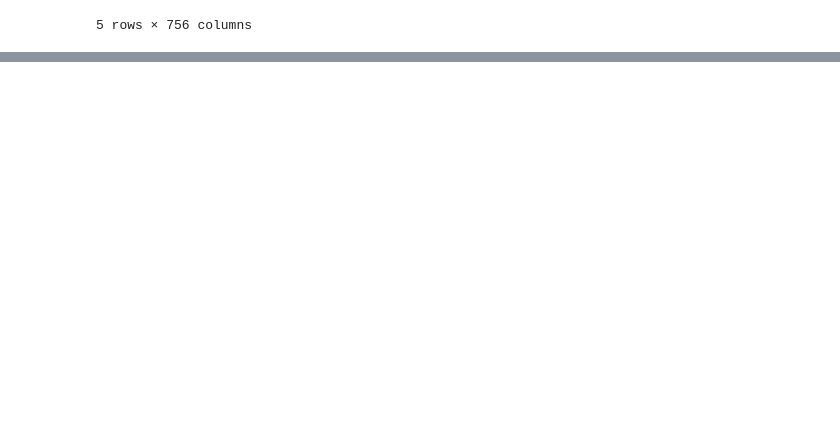
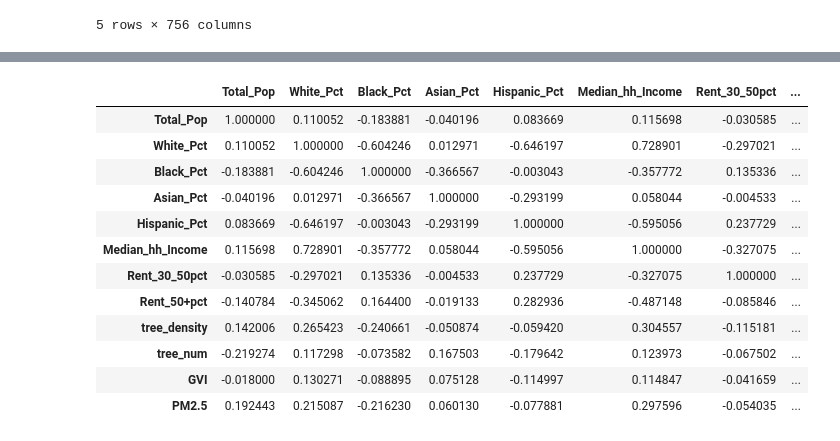
Before and after one commit to RainCyz/4680_5680_intro_uds, a Jupyter notebook: Final_Project/Data_Explore.ipynb, the cells around one changed output, grey strips where cells are left out. Saved outputs shown, nothing was run; the diff lists cells and outputs as text; code cells hidden in the pictures; blank space fills up the shorter version.

```diff
--- a/Final_Project/Data_Explore.ipynb
+++ b/Final_Project/Data_Explore.ipynb
@@ -44,0 +173,5 @@ acs[acs['Geo_FIPS'] == 36005003700]
+# %%
+gvi_filtered = pd.DataFrame()
+gvi_filtered['Geo_FIPS'] = gvi['NYC_Block_group_tree_temp_pollution_GEOID'].astype(str).apply(lambda x: x[:-1])
+gvi_filtered['GVI'] = gvi['mean_greenview_1']
+gvi_filtered.head()
@@ -44,0 +216,5 @@ acs[acs['Geo_FIPS'] == 36005003700]
+# %%
+pollution_filtered = pd.DataFrame()
+pollution_filtered['Geo_FIPS'] = gvi['NYC_Block_group_tree_temp_pollution_GEOID'].astype(str).apply(lambda x: x[:-1])
+pollution_filtered['PM2.5'] = gvi['NYC_Block_group_tree_temp_pollution_Mean_PM2']
+pollution_filtered.head()
@@ -44,0 +231,3 @@ acs[acs['Geo_FIPS'] == 36005003700]
+# %%
+# census tract geometry
+ct = gpd.read_file('ct.json')
@@ -44,0 +243,19 @@ acs[acs['Geo_FIPS'] == 36005003700]
+# %%
+# merge data
+aggregate = gpd.GeoDataFrame()
+aggregate['geometry'] = ct['geometry']
+aggregate['Geo_FIPS'] = ct['GEOID'].astype(str)
+aggregate['BoroName'] = ct['BoroName']
+aggregate['NTAName'] = ct['NTAName']
+# -----
+# ACS data
+aggregate = aggregate.merge(acs_filtered, on='Geo_FIPS')
+# -----
+# tree density
+aggregate = aggregate.merge(tree_filtered, on='Geo_FIPS')
+# -----
+# gvi
+aggregate = aggregate.merge(gvi_filtered, on='Geo_FIPS')
+# -----
+# air quality
+aggregate = aggregate.merge(pollution_filtered, on='Geo_FIPS')
@@ -44,0 +279,17 @@ acs[acs['Geo_FIPS'] == 36005003700]
+# %%
+# variable cov matrix
+aggregate.corr()
+# %% [output]
+|  | Total_Pop | White_Pct | Black_Pct | Asian_Pct | Hispanic_Pct | Median_hh_Income | Rent_30_50pct | ... |
+| Total_Pop | 1.000000 | 0.110052 | -0.183881 | -0.040196 | 0.083669 | 0.115698 | -0.030585 | ... |
+| White_Pct | 0.110052 | 1.000000 | -0.604246 | 0.012971 | -0.646197 | 0.728901 | -0.297021 | ... |
+| Black_Pct | -0.183881 | -0.604246 | 1.000000 | -0.366567 | -0.003043 | -0.357772 | 0.135336 | ... |
+| Asian_Pct | -0.040196 | 0.012971 | -0.366567 | 1.000000 | -0.293199 | 0.058044 | -0.004533 | ... |
+| Hispanic_Pct | 0.083669 | -0.646197 | -0.003043 | -0.293199 | 1.000000 | -0.595056 | 0.237729 | ... |
+| Median_hh_Income | 0.115698 | 0.728901 | -0.357772 | 0.058044 | -0.595056 | 1.000000 | -0.327075 | ... |
+| Rent_30_50pct | -0.030585 | -0.297021 | 0.135336 | -0.004533 | 0.237729 | -0.327075 | 1.000000 | ... |
+| Rent_50+pct | -0.140784 | -0.345062 | 0.164400 | -0.019133 | 0.282936 | -0.487148 | -0.085846 | ... |
+| tree_density | 0.142006 | 0.265423 | -0.240661 | -0.050874 | -0.059420 | 0.304557 | -0.115181 | ... |
+| tree_num | -0.219274 | 0.117298 | -0.073582 | 0.167503 | -0.179642 | 0.123973 | -0.067502 | ... |
+| GVI | -0.018000 | 0.130271 | -0.088895 | 0.075128 | -0.114997 | 0.114847 | -0.041659 | ... |
+| PM2.5 | 0.192443 | 0.215087 | -0.216230 | 0.060130 | -0.077881 | 0.297596 | -0.054035 | ... |
```
Also changed, not shown: parts of 25 cells of this notebook, 3 other files.
